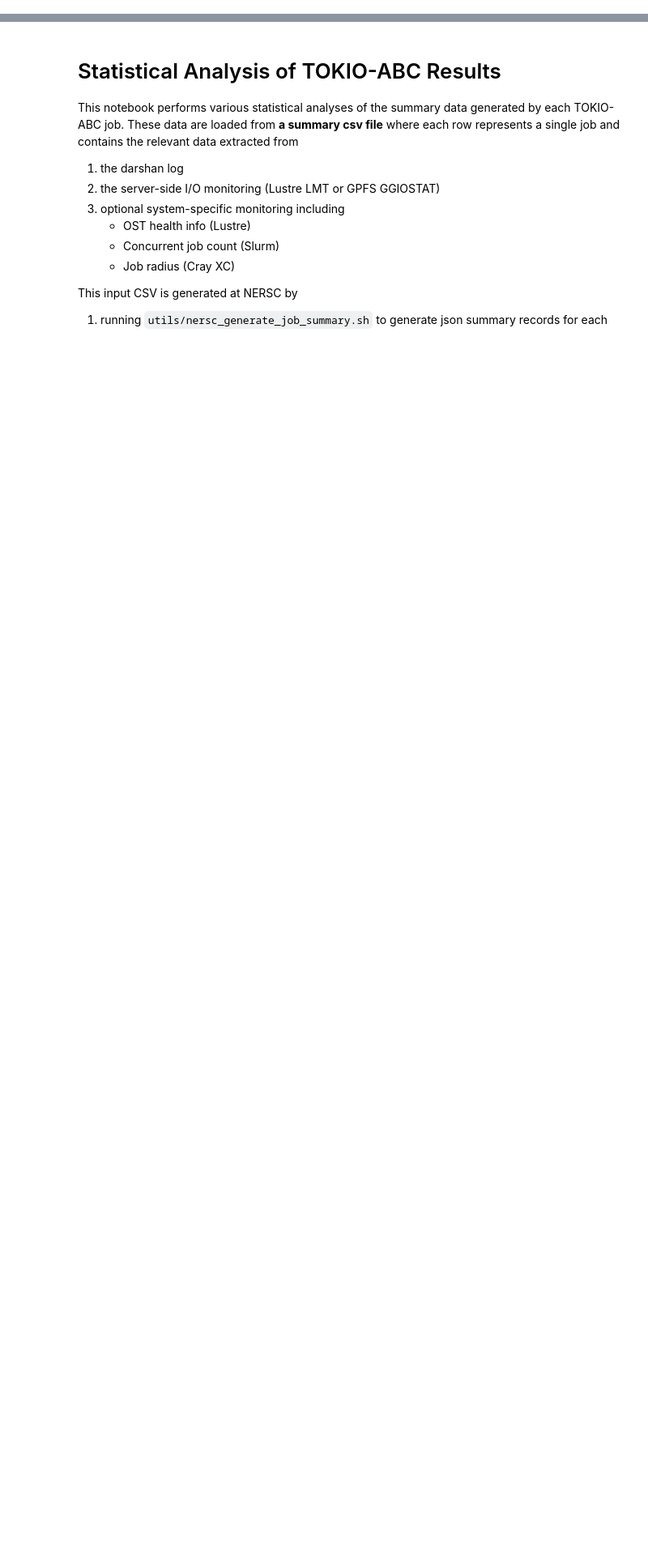
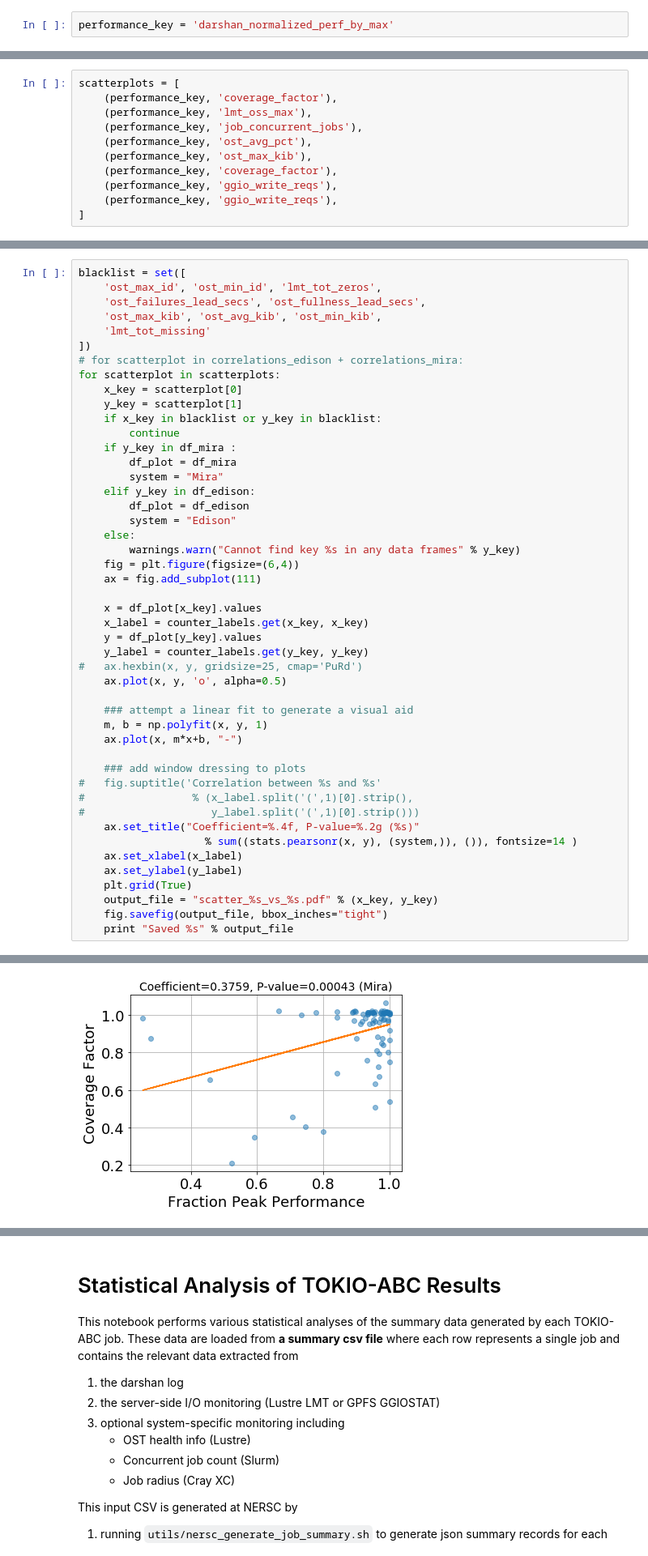
Before and after one commit to glennklockwood/papers-umami, a Jupyter notebook: scripts/correlations/correlation_analysis.ipynb, the cells around one changed output, grey strips where cells are left out. Shown at 81% size. Cells and saved outputs as stored; diff of their text form; blank space fills up the shorter version.

Commit message:
more updates!  basic correlation analysis section in

```diff
--- a/scripts/correlations/correlation_analysis.ipynb
+++ b/scripts/correlations/correlation_analysis.ipynb
@@ -0,0 +257,2 @@
+# %%
+performance_key = 'darshan_normalized_perf_by_max'
@@ -0,0 +660,11 @@
+# %%
+scatterplots = [
+    (performance_key, 'coverage_factor'),
+    (performance_key, 'lmt_oss_max'),
+    (performance_key, 'job_concurrent_jobs'),
+    (performance_key, 'ost_avg_pct'),
+    (performance_key, 'ost_max_kib'),
+    (performance_key, 'coverage_factor'),
+    (performance_key, 'ggio_write_reqs'),
+    (performance_key, 'ggio_write_reqs'),
+]
@@ -0,0 +673,48 @@
+# %%
+blacklist = set([
+    'ost_max_id', 'ost_min_id', 'lmt_tot_zeros',
+    'ost_failures_lead_secs', 'ost_fullness_lead_secs',
+    'ost_max_kib', 'ost_avg_kib', 'ost_min_kib',
+    'lmt_tot_missing'
+])
+# for scatterplot in correlations_edison + correlations_mira:
+for scatterplot in scatterplots:
+    x_key = scatterplot[0]
+    y_key = scatterplot[1]
+    if x_key in blacklist or y_key in blacklist:
+        continue
+    if y_key in df_mira :
+        df_plot = df_mira
+        system = "Mira"
+    elif y_key in df_edison:
+        df_plot = df_edison
+        system = "Edison"
+    else:
+        warnings.warn("Cannot find key %s in any data frames" % y_key)
+    fig = plt.figure(figsize=(6,4))
+    ax = fig.add_subplot(111)
+
+    x = df_plot[x_key].values
+    x_label = counter_labels.get(x_key, x_key)
+    y = df_plot[y_key].values
+    y_label = counter_labels.get(y_key, y_key)
+#   ax.hexbin(x, y, gridsize=25, cmap='PuRd')
+    ax.plot(x, y, 'o', alpha=0.5)
+
+    ### attempt a linear fit to generate a visual aid
+    m, b = np.polyfit(x, y, 1)
+    ax.plot(x, m*x+b, "-")
+
+    ### add window dressing to plots
+#   fig.suptitle('Correlation between %s and %s'
+#                 % (x_label.split('(',1)[0].strip(),
+#                    y_label.split('(',1)[0].strip()))
+    ax.set_title("Coefficient=%.4f, P-value=%.2g (%s)"
+                    % sum((stats.pearsonr(x, y), (system,)), ()), fontsize=14 )
+    ax.set_xlabel(x_label)
+    ax.set_ylabel(y_label)
+    plt.grid(True)
+    output_file = "scatter_%s_vs_%s.pdf" % (x_key, y_key)
+    fig.savefig(output_file, bbox_inches="tight")
+    print "Saved %s" % output_file
+# %% [output]
@@ -0,0 +728 @@
+[figure, added]
```
Also changed, not shown: parts of 77 cells of this notebook, 3 other files.
